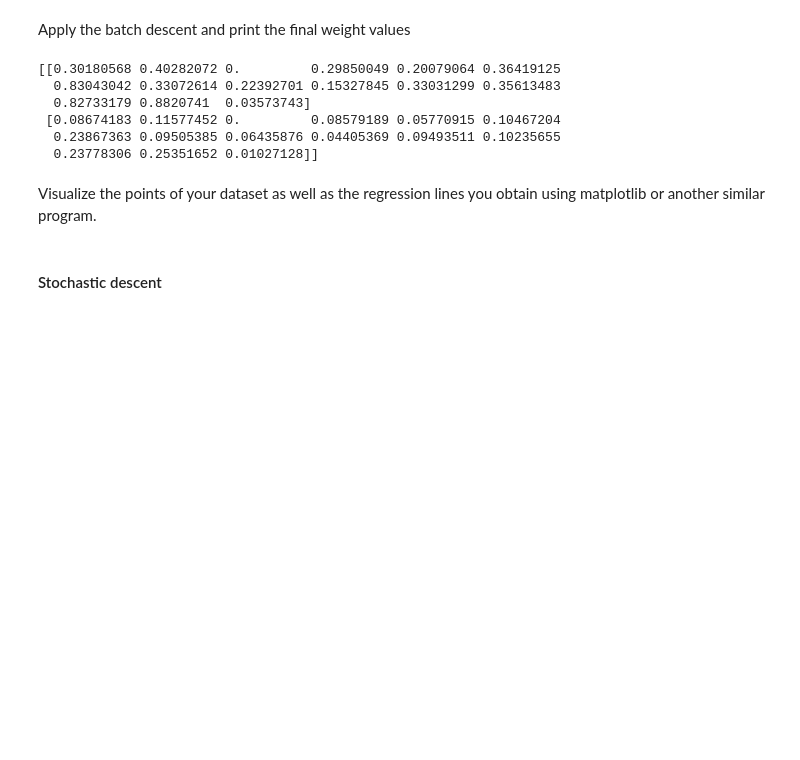
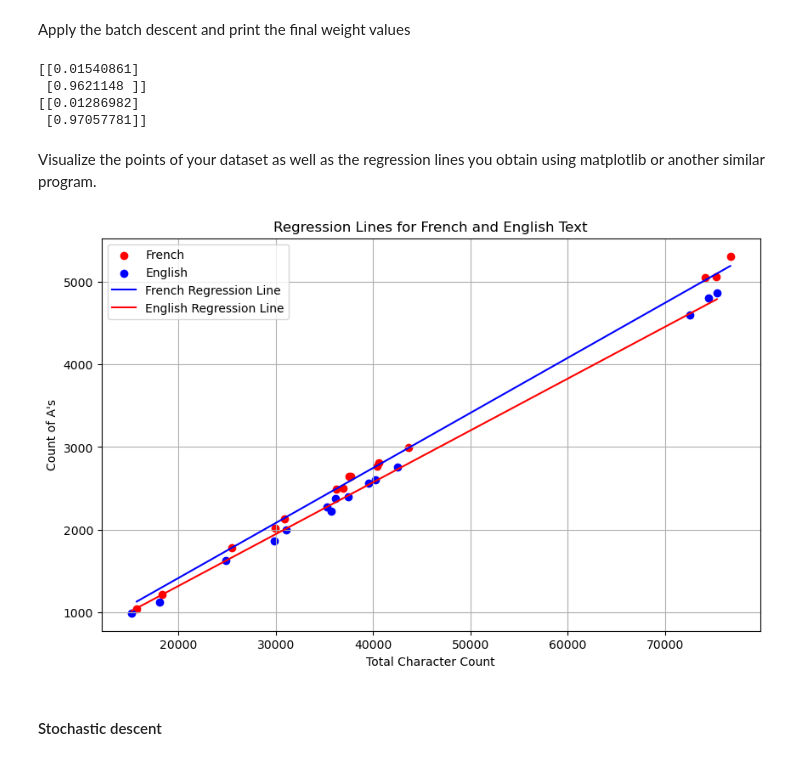
Before and after one commit to MatiasMutz/edap01, a Jupyter notebook: assignments/ai_lab_perceptron_students.ipynb, the cells around one changed output. Drawn from its saved outputs; the diff is of its cells as text; code cells hidden in the pictures; blank space fills up the shorter version.

Commit message:
gradient descent and Stochastic descent working

```diff
--- a/assignments/ai_lab_perceptron_students.ipynb
+++ b/assignments/ai_lab_perceptron_students.ipynb
@@ -175,22 +203,56 @@ def fit_stoch(X, y, alpha, w,
 # %% [markdown]
 Apply the batch descent and print the final weight values
 # %%
-w = np.zeros((2, 1)) # 2x1 matrix
 alpha = 0.01
 
-w = fit_batch(X_fr, y_fr, alpha, w)
-print(w)
+w_fr_b = np.zeros((2, 1))
+w_fr_b = fit_batch(X_fr, y_fr, alpha, w_fr_b)
+
+w_en_b = np.zeros((2, 1))
+w_en_b = fit_batch(X_en, y_en, alpha, w_en_b)
+
+print(w_fr_b)
+print(w_en_b)
 # %% [output]
-[[0.30180568 0.40282072 0.         0.29850049 0.20079064 0.36419125
-  0.83043042 0.33072614 0.22392701 0.15327845 0.33031299 0.35613483
-  0.82733179 0.8820741  0.03573743]
- [0.08674183 0.11577452 0.         0.08579189 0.05770915 0.10467204
-  0.23867363 0.09505385 0.06435876 0.04405369 0.09493511 0.10235655
-  0.23778306 0.25351652 0.01027128]]
+[[0.01540861]
+ [0.9621148 ]]
+[[0.01286982]
+ [0.97057781]]
 # %% [markdown]
 Visualize the points of your dataset as well as the regression lines you obtain using matplotlib or another similar program.
+# %%
+def plotting(w_fr, w_en, title):
+    plt.figure(figsize=(10, 6))
+
+    x_fig_fr = stat_fr[:, 0]
+    y_fig_fr = stat_fr[:, 1]
+    x_fig_en = stat_en[:, 0]
+    y_fig_en = stat_en[:, 1]
+    plt.scatter(x_fig_fr, y_fig_fr, label='French', color='red')
+    plt.scatter(x_fig_en, y_fig_en, label='English', color='blue')
+
+    x_min = min(x_fig_fr)
+    x_max = max(x_fig_fr)
+    y_min = w_fr[0] * y_fr_max + w_fr[1] * x_min / x_fr_max * y_fr_max
+    y_max = w_fr[0] * y_fr_max + w_fr[1] * x_max / x_fr_max * y_fr_max
+    plt.plot([x_min, x_max], [y_min, y_max], 'b-', label='French Regression Line')
+    x_min = min(x_fig_en)
+    x_max = max(x_fig_en)
+    y_min = w_en[0] * y_en_max + w_en[1] * x_min / x_en_max * y_en_max
+    y_max = w_en[0] * y_en_max + w_en[1] * x_max / x_en_max * y_en_max
+    plt.plot([x_min, x_max], [y_min, y_max], 'r-', label='English Regression Line')
+
+    plt.xlabel('Total Character Count')
+    plt.ylabel('Count of A\'s')
+    plt.title(title)
+    plt.legend()
+    plt.grid(True)
+    plt.show()
 # %%
-# Write your code here
+# plot for batch descent
+plotting(w_fr_b, w_en_b, 'Regression Lines for French and English Text using Batch Descent')
+# %% [output]
+[figure, added]
 # %% [markdown]
 #### Stochastic descent
 # %%
```
Also changed, not shown: parts of 7 cells of this notebook.
